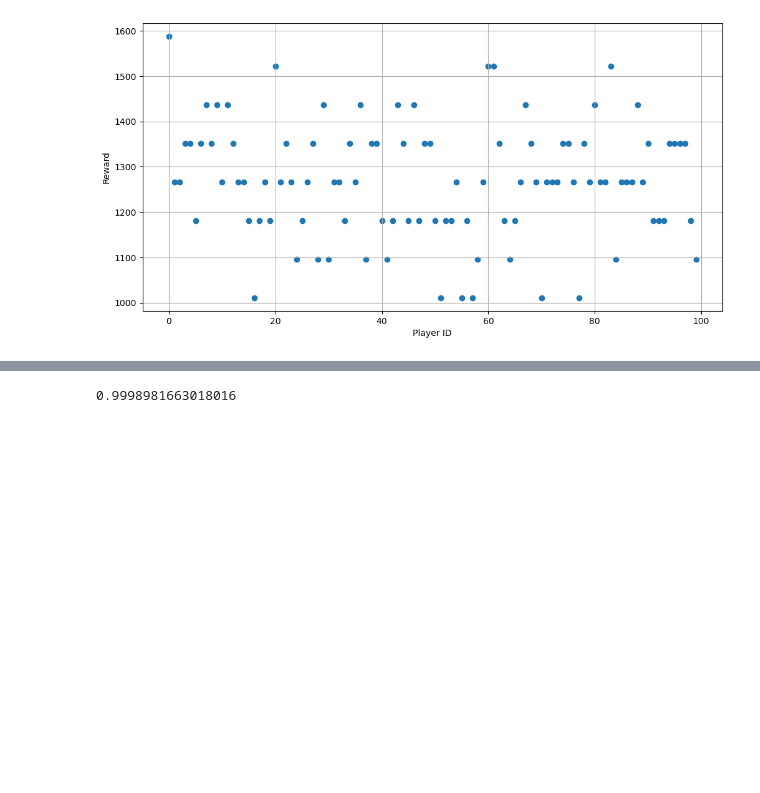
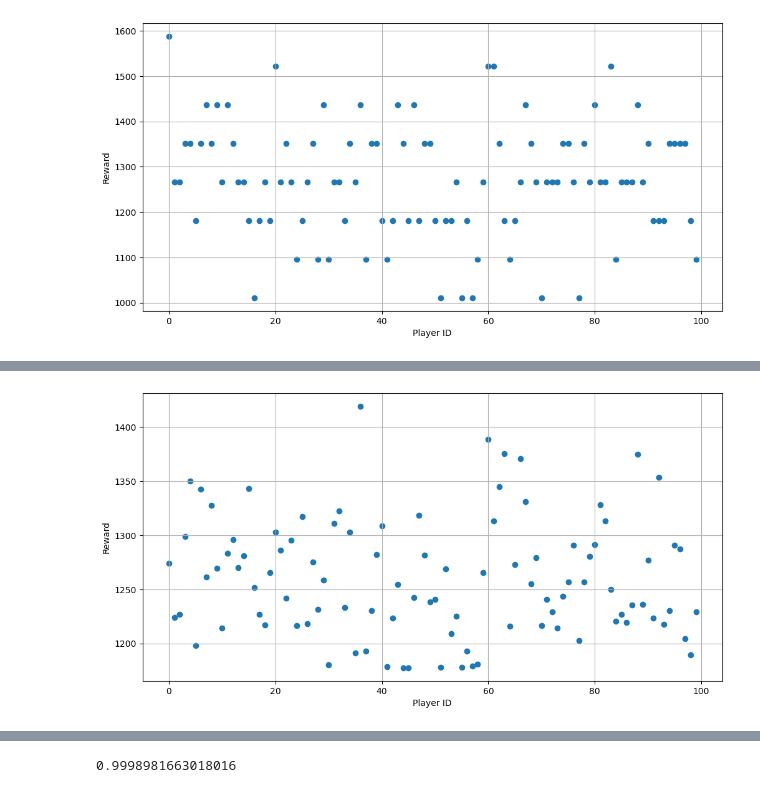
Before and after one commit to tsamtsam/glicko_rlhf, a Jupyter notebook: bandit.ipynb, the cells around one changed output, grey strips where cells are left out. Cells and saved outputs as stored; diff of their text form; code cells hidden in the pictures; blank space fills up the shorter version.

```diff
--- a/bandit.ipynb
+++ b/bandit.ipynb
@@ -382,0 +646,12 @@ plt.show()
+# %%
+# Plotting the ratings
+plt.figure(figsize=(12, 6))
+plt.scatter(results_df['PlayerID'], results_df['pess_nn'])
+plt.xlabel("Player ID")
+plt.ylabel("Reward")
+plt.grid(True)
+
+plt.savefig('nn_pess.png')
+plt.show()
+# %% [output]
+[figure, added]
```
Also changed, not shown: parts of 9 cells of this notebook.
